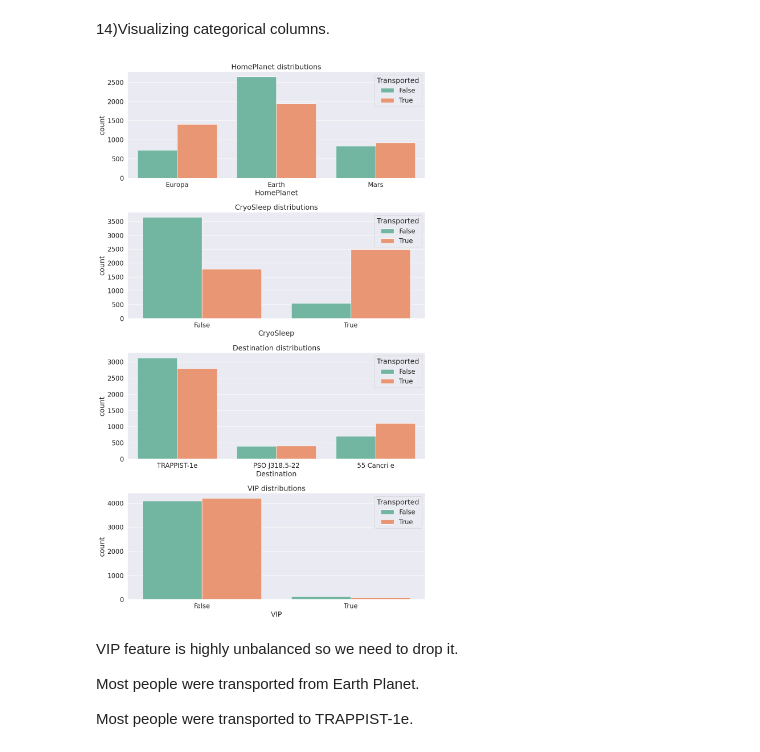
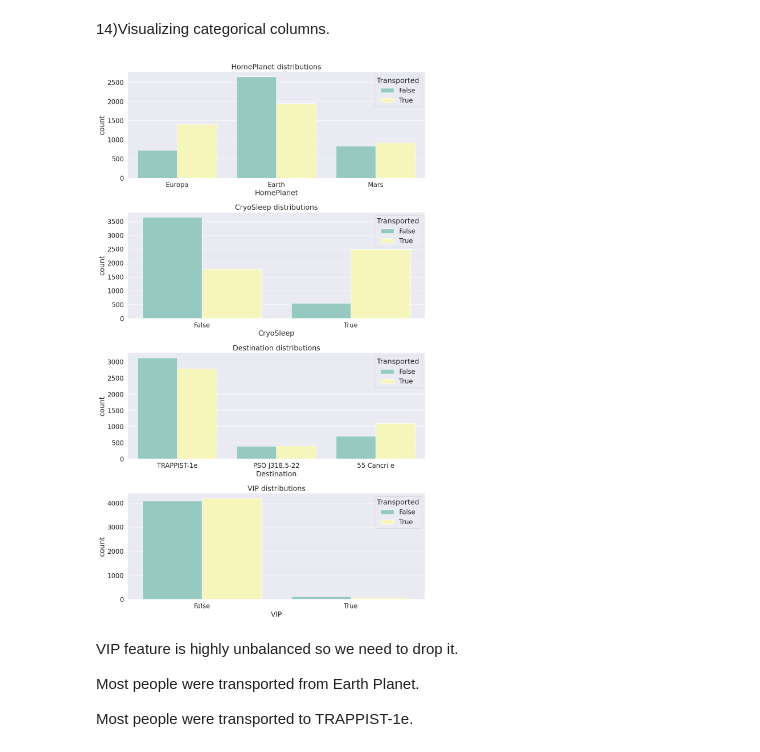
Before and after one commit to santr4/ml_projects, a Jupyter notebook: Spaceship Titanic/Spaceship_Titanic.ipynb, the cells around one changed output. Drawn from its saved outputs; the diff is of its cells as text; code cells hidden in the pictures.

```diff
--- a/Spaceship Titanic/Spaceship_Titanic.ipynb
+++ b/Spaceship Titanic/Spaceship_Titanic.ipynb
@@ -299,7 +299,7 @@ exp_cols = ["RoomService","FoodCourt","ShoppingMall","Spa","VRDeck"]
 plt.figure(figsize=(10,10))
 for idx,column in enumerate(exp_cols):
     plt.subplot(3,2,idx+1)
-    sns.histplot(x=column,hue="Transported",data=train_df,bins=30,kde=True,palette="Set2")
+    sns.histplot(x=column,hue="Transported",data=train_df,bins=30,kde=True,palette="Set1")
     plt.title(f"{column} distribution")
     plt.ylim(0,100)
     plt.tight_layout()
@@ -318,14 +318,14 @@ There are very few people who spent more money so they are outliers.
 # %%
 cat_cols = ["HomePlanet","CryoSleep","Destination","VIP"]
 
 plt.figure(figsize=(12,20))
 for idx,column in enumerate(cat_cols):  # enumerate keeps count of the loop iteration.
     plt.subplot(4,1,idx+1)
-    sns.countplot(x=column,hue="Transported",data=train_df,palette="Set2")
+    sns.countplot(x=column,hue="Transported",data=train_df,palette="Set3")
     plt.title(f"{column} distributions")
     plt.tight_layout()
 # %% [output]
-[figure, old version]
+[figure, new version]
 # %% [markdown]
 VIP feature is highly unbalanced so we need to drop it.
 
```
Also changed, not shown: parts of 2 cells of this notebook.
